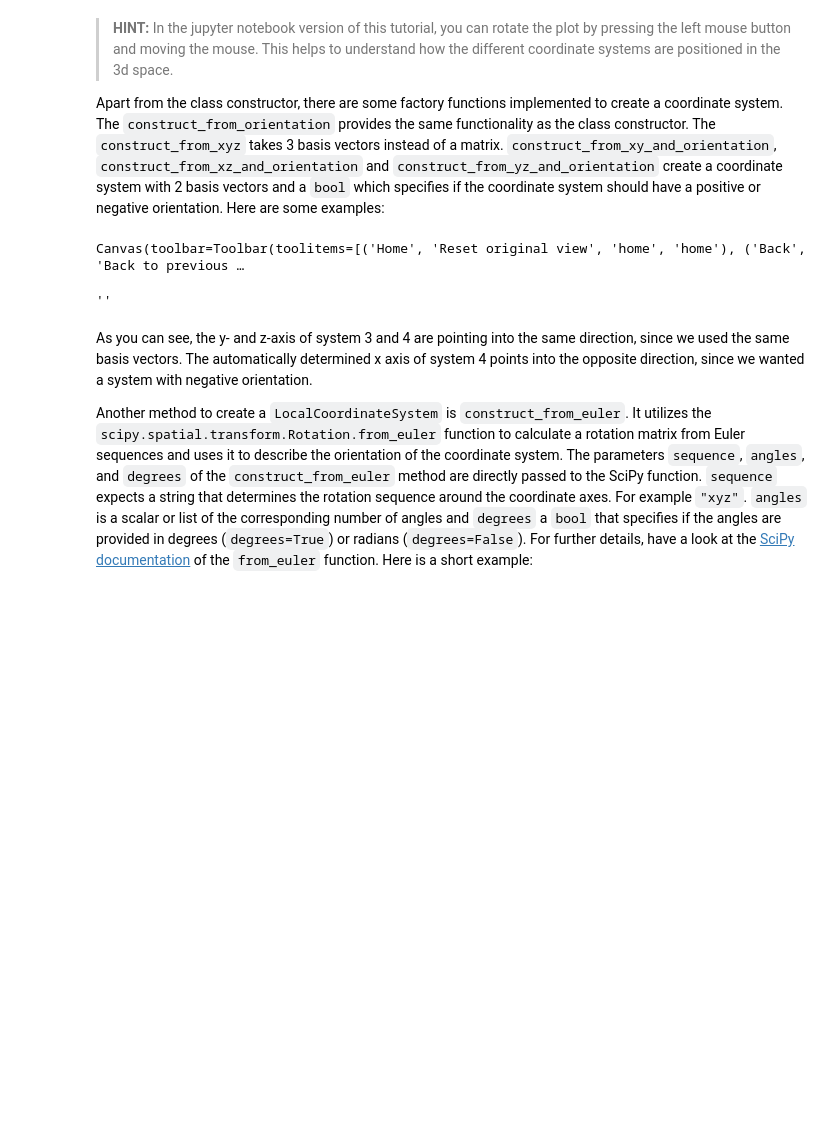
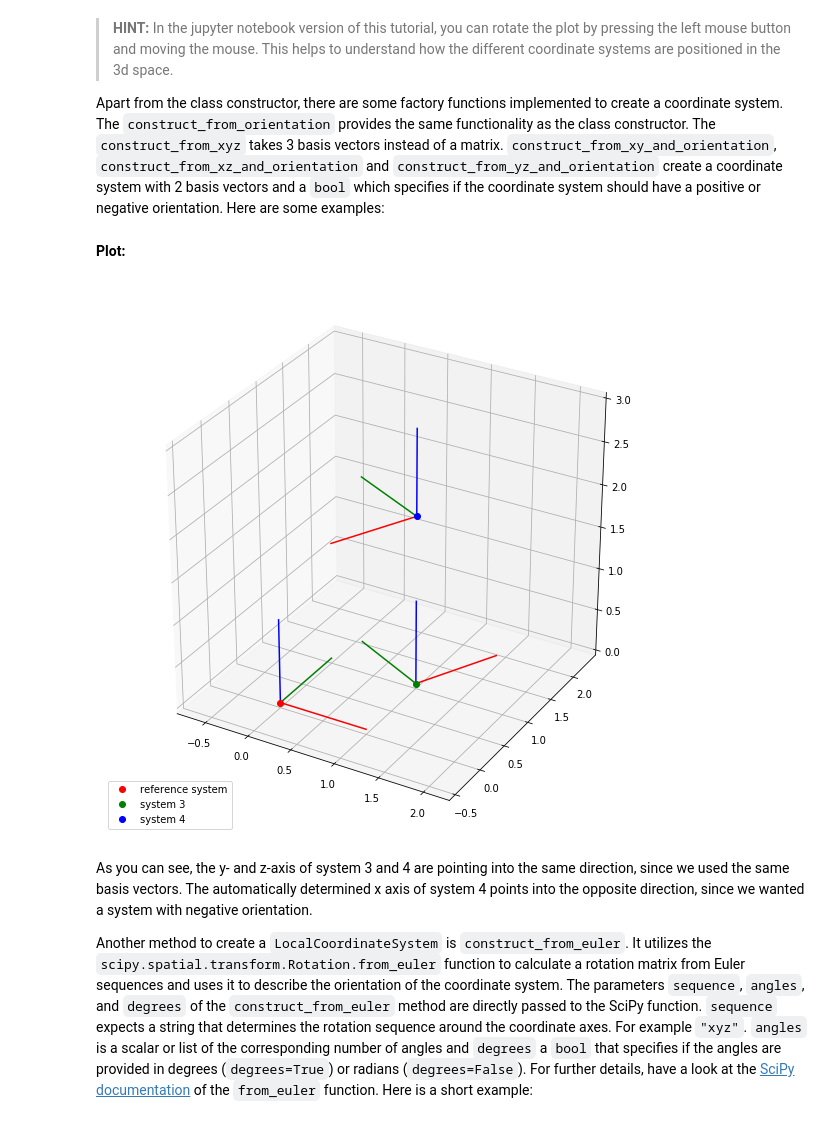
Before and after one commit to BAMWelDX/weldx, a Jupyter notebook: tutorials/transformations_01_coordinate_systems.ipynb, the cells around one changed output. Cells and saved outputs as stored; diff of their text form; code cells hidden in the pictures; blank space fills up the shorter version.

```diff
--- a/tutorials/transformations_01_coordinate_systems.ipynb
+++ b/tutorials/transformations_01_coordinate_systems.ipynb
@@ -63,30 +81,22 @@ Apart from the class constructor, there are some factory functions implemented t
+# %% [markdown]
+**Plot:**
 # %%
-# coordinate system using 3 basis vectors
-e_x = [1, 2, 0]
-e_y = [-2, 1, 0]
-e_z = [0, 0, 5]
-lcs_03 = tf.LocalCoordinateSystem.construct_from_xyz(e_x, e_y, e_z, coordinates=[1, 1, 0])
-
-# create a negatively oriented coordinate system with 2 vectors
-lcs_04 = tf.LocalCoordinateSystem.construct_from_yz_and_orientation(
-    e_y, e_z, positive_orientation=False, coordinates=[1, 1, 2]
-)
-
 # create 3d plot
 fig_02 = plt.figure()
 ax_02 = fig_02.gca(projection="3d")
-fig_02.canvas.layout.height = "500px"
-fig_02.canvas.layout.width = "500px"
+try:
+    fig_02.canvas.layout.height = "500px"
+    fig_02.canvas.layout.width = "500px"
+except:
+    fig_02.set_size_inches(10, 10)
 
 vs.plot_coordinate_system(lcs_ref, ax_02, color="r", label="reference system")
 vs.plot_coordinate_system(lcs_03, ax_02, color="g", label="system 3")
 vs.plot_coordinate_system(lcs_04, ax_02, color="b", label="system 4")
 vs.set_axes_equal(ax_02)
-plt.legend(loc="lower left")
-;
+plt.legend(loc="lower left");
 # %% [output]
-Canvas(toolbar=Toolbar(toolitems=[('Home', 'Reset original view', 'home', 'home'), ('Back', 'Back to previous …
-''
+[figure, added]
 # %% [markdown]
 As you can see, the y- and z-axis of system 3 and 4 are pointing into the same direction, since we used the same basis vectors. The automatically determined x axis of system 4 points into the opposite direction, since we wanted a system with negative orientation.
 
```
Also changed, not shown: parts of 27 cells of this notebook.
